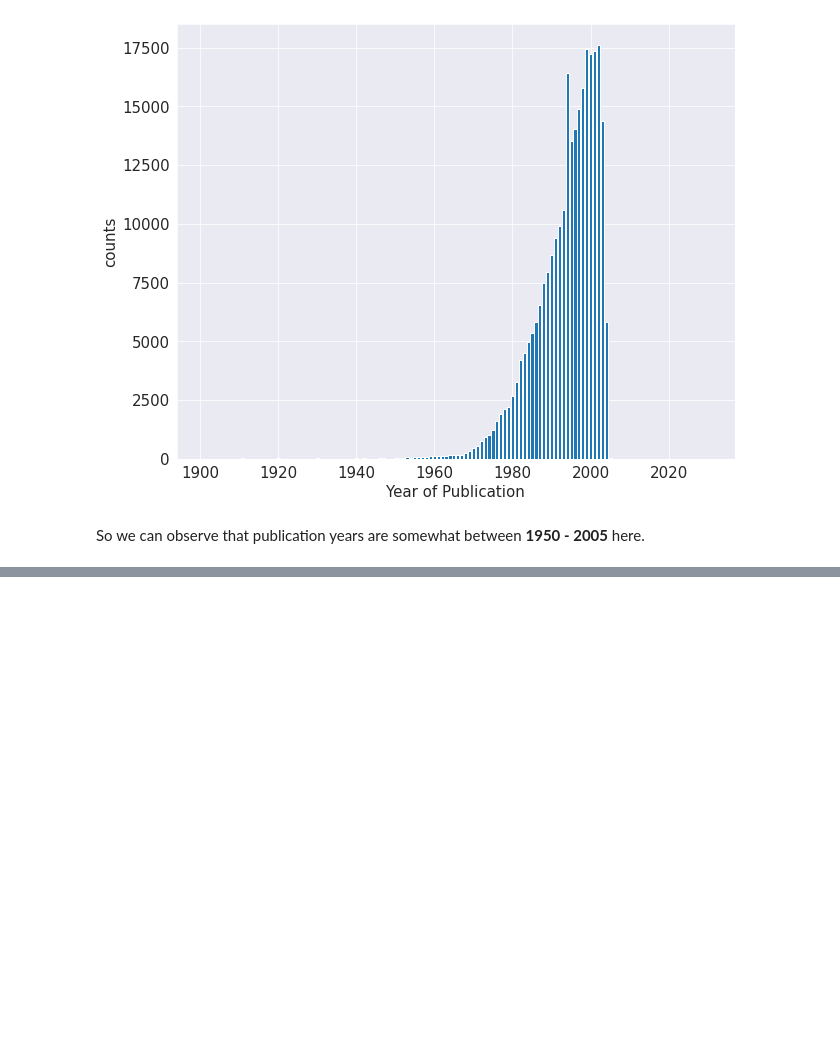
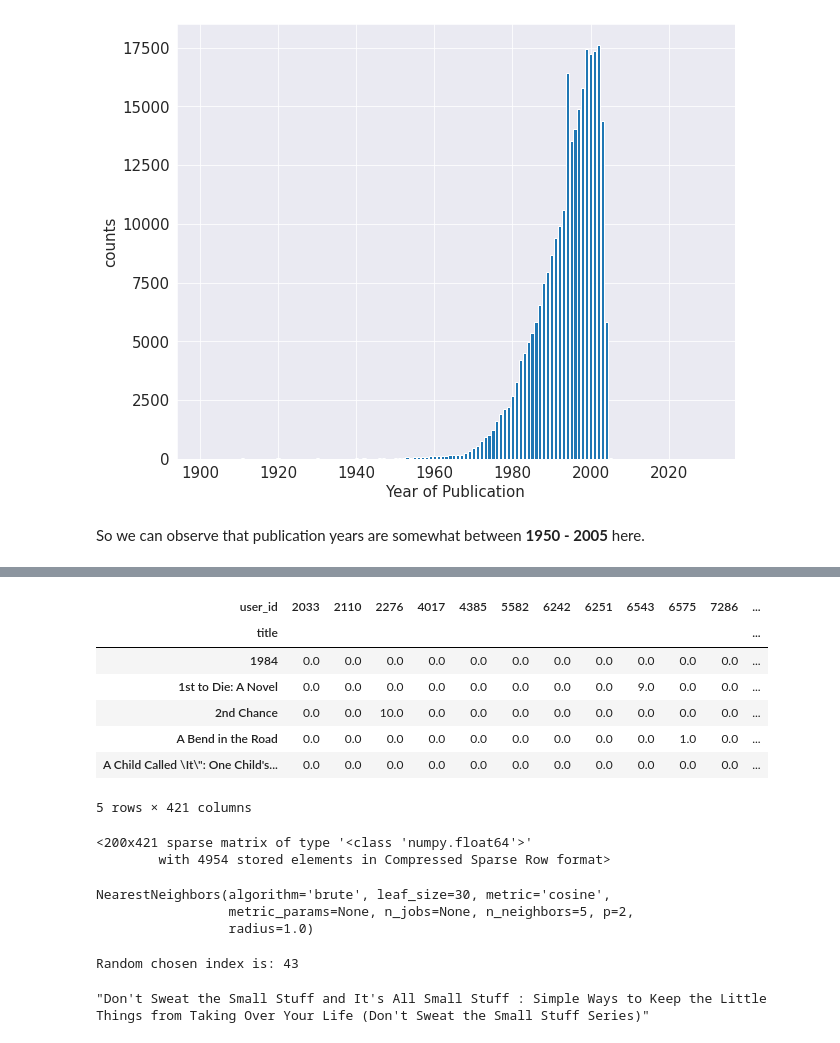
Before and after one commit to saurabh423/Book-Recommendation-System, a Jupyter notebook: Book_Recommendation_System_Capstone_Project.ipynb, the cells around one changed output, grey strips where cells are left out. Drawn from its saved outputs; the diff is of its cells as text; code cells hidden in the pictures; blank space fills up the shorter version.

```diff
--- a/Book_Recommendation_System_Capstone_Project.ipynb
+++ b/Book_Recommendation_System_Capstone_Project.ipynb
@@ -609,0 +723,12 @@ So we can observe that publication years are somewhat between **1950 - 2005** he
+# %%
+# Return the first 5 rows
+book_matrix_new.head()
+# %% [output]
+| user_id | 2033 | 2110 | 2276 | 4017 | 4385 | 5582 | 6242 | 6251 | 6543 | 6575 | 7286 | ... |
+| title |  |  |  |  |  |  |  |  |  |  |  | ... |
+| 1984 | 0.0 | 0.0 | 0.0 | 0.0 | 0.0 | 0.0 | 0.0 | 0.0 | 0.0 | 0.0 | 0.0 | ... |
+| 1st to Die: A Novel | 0.0 | 0.0 | 0.0 | 0.0 | 0.0 | 0.0 | 0.0 | 0.0 | 9.0 | 0.0 | 0.0 | ... |
+| 2nd Chance | 0.0 | 0.0 | 10.0 | 0.0 | 0.0 | 0.0 | 0.0 | 0.0 | 0.0 | 0.0 | 0.0 | ... |
+| A Bend in the Road | 0.0 | 0.0 | 0.0 | 0.0 | 0.0 | 0.0 | 0.0 | 0.0 | 0.0 | 1.0 | 0.0 | ... |
+| A Child Called \It\": One Child's... | 0.0 | 0.0 | 0.0 | 0.0 | 0.0 | 0.0 | 0.0 | 0.0 | 0.0 | 0.0 | 0.0 | ... |
+5 rows × 421 columns
@@ -609,0 +738,25 @@ So we can observe that publication years are somewhat between **1950 - 2005** he
+# %%
+book_matrix_matrix  #this sparse matrix created only for fitting into the model
+# %% [output]
+<200x421 sparse matrix of type '<class 'numpy.float64'>'
+        with 4954 stored elements in Compressed Sparse Row format>
+# %%
+# Building Knn model
+model_knn = NearestNeighbors(metric = 'cosine', algorithm = 'brute')  # metric used for evaluation is cosine
+model_knn.fit(book_matrix_matrix)  #fitting model with matrix
+# %% [output]
+NearestNeighbors(algorithm='brute', leaf_size=30, metric='cosine',
+                 metric_params=None, n_jobs=None, n_neighbors=5, p=2,
+                 radius=1.0)
+# %%
+#Generating random book indices out of the book_matrix
+random_index = np.random.choice(book_matrix_new.shape[0])
+print("Random chosen index is:",random_index)
+#Applying kneighbours to fitted model
+distances, indices = model_knn.kneighbors(book_matrix_new.iloc[random_index,:].values.reshape(1, -1), n_neighbors = 6)
+# %% [output]
+Random chosen index is: 43
+# %%
+book_matrix_new.index[random_index]
+# %% [output]
+"Don't Sweat the Small Stuff and It's All Small Stuff : Simple Ways to Keep the Little Things from Taking Over Your Life (Don't Sweat the Small Stuff Series)"
```
Also changed, not shown: parts of 42 cells of this notebook.
